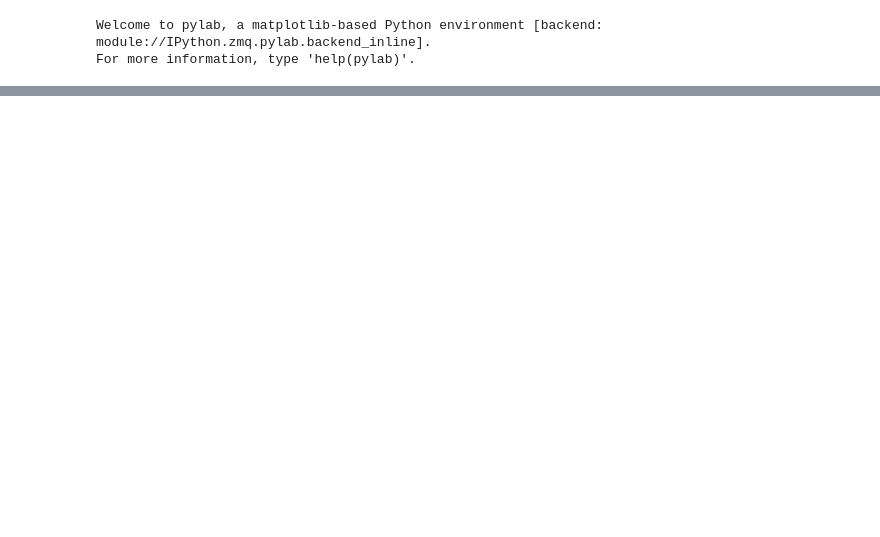
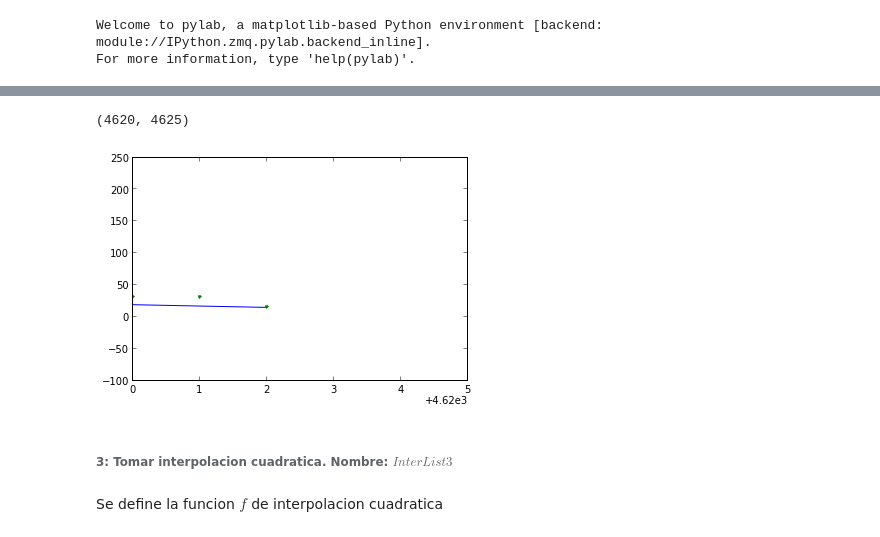
Before and after one commit to daniel-lozano/tarea5, a Jupyter notebook: ManchasT5B.ipynb, the cells around one changed output, grey strips where cells are left out. Drawn from its saved outputs; the diff is of its cells as text; code cells hidden in the pictures; blank space fills up the shorter version.

```diff
--- a/ManchasT5B.ipynb
+++ b/ManchasT5B.ipynb
@@ -73,0 +127,17 @@ Finalmente, Hacer una estimacion del periodo del ciclo solar
+# %%
+#metodo B
+f1=interpolate.interp1d(Originaldata,Data,'linear')
+
+InterList2=empty(0)
+for a in range(RangoTot+1):
+    InterList2=np.append(InterList2,f1(a))
+# %%
+plot(InterList2,'-',InterList1,'.')
+xlim(4620,4625)
+# %% [output]
+(4620, 4625)
+[figure, added]
+# %% [markdown]
+###### 3: Tomar interpolacion cuadratica. Nombre: $InterList3$
+# %% [markdown]
+Se define la funcion $f$ de interpolacion cuadratica
```
Also changed, not shown: parts of 81 cells of this notebook.
